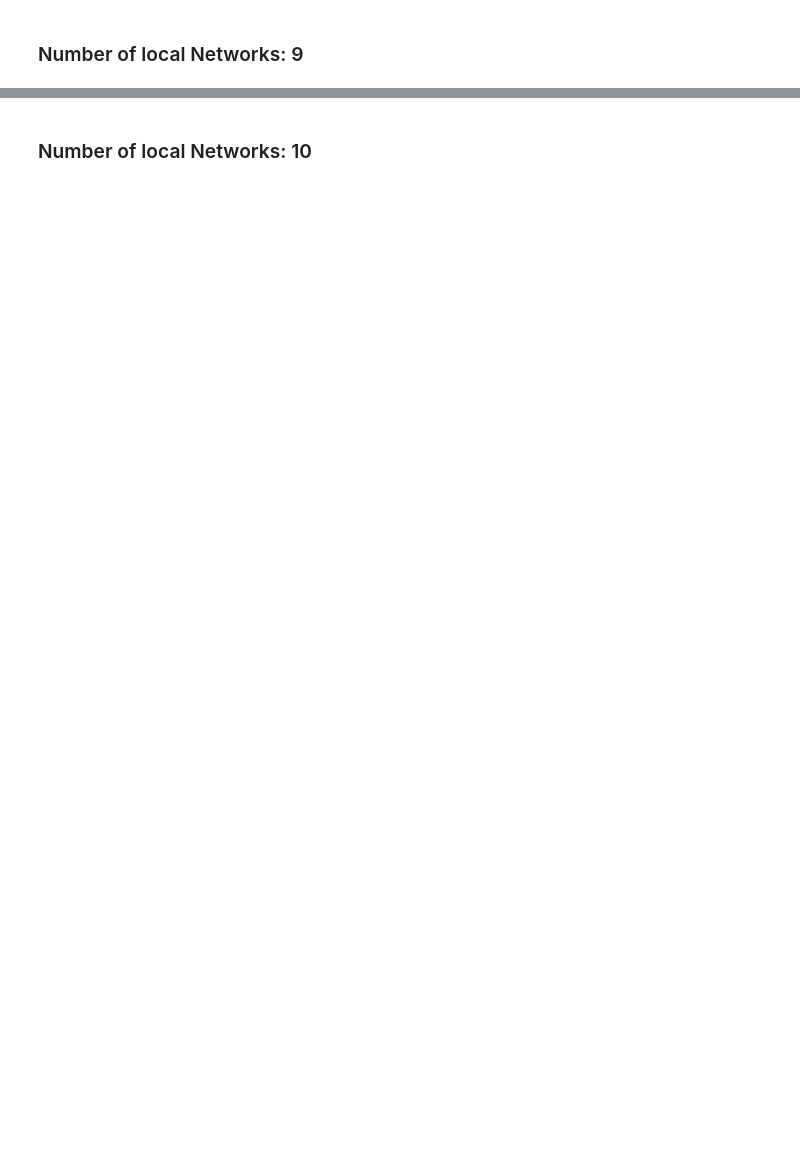
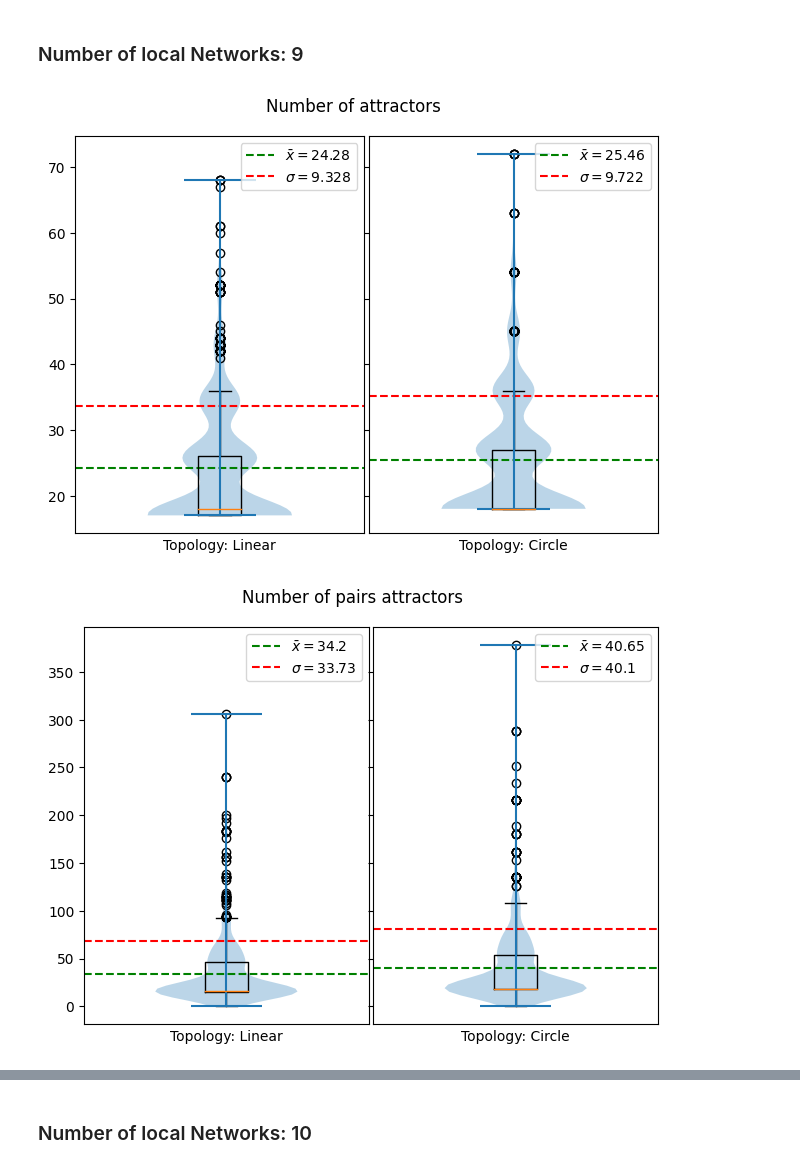
Before and after one commit to crptcusco/cbnetwork, a Jupyter notebook: experiments/structural/3_linear_circle/exp5_aleatory_linear_circle.ipynb, the cells around one changed output, grey strips where cells are left out. Drawn from its saved outputs; the diff is of its cells as text; code cells hidden in the pictures; blank space fills up the shorter version.

```diff
--- a/experiments/structural/3_linear_circle/exp5_aleatory_linear_circle.ipynb
+++ b/experiments/structural/3_linear_circle/exp5_aleatory_linear_circle.ipynb
@@ -301,31 +374,34 @@ df_local_networks_9 = df[df['n_local_networks'] == 9]
 # Violin graphs
 l_topologies = df_local_networks_9['v_topology'].unique()
 labels_topologies = {4: "Linear", 3: "Circle"}
 grouped = df_local_networks_9.groupby("n_local_networks")
 
 labels = {key: label for key, label in zip(df_local_networks_9.keys()[-6:-3], [
     "Number of attractors",
     "Number of pairs attractors",
     "Number of attractor fields"])}
-log_scale = {key: label for key, label in zip(df_local_networks_9.keys()[-6:-3], [False, False, False])}
+log_scale = {key: label for key, label in zip(df_local_networks_9.keys()[-6:-3], [False, False, True])}
 grouped = df_local_networks_9.groupby("v_topology")
 
 for key in df_local_networks_9.keys()[-6:-3]:
     fig, axs = plt.subplots(1, l_topologies.size, sharey=True)
     for ax, i_topology in zip(axs, l_topologies):
         group = grouped.get_group(i_topology)
         data = group[key]
         mean = ax.axhline(y=data.mean(), xmin=0.0, xmax=1.0, color='g', ls='--',
                           label=fr'$\bar{{x}}={data.mean():.4g}$')
         std_max = ax.axhline(y=data.mean() + data.std(), xmin=0.0, xmax=1.0, color='r', ls='--',
                              label=fr'$\sigma={data.std():.4g}$')
         ax.legend()
         if log_scale[key]:
             ax.set_yscale('symlog')
         ax.boxplot(data)
         ax.violinplot(data)
         ax.set_xlabel(f'Topology: {labels_topologies[i_topology]}')
         ax.set_xticks([])
         ax.set_xlim((0.5, 1.5))
     fig.suptitle(labels[key])
     fig.tight_layout(w_pad=0)
+# %% [output]
+[figure, added]
+[figure, added]
```
Also changed, not shown: parts of 28 cells of this notebook, 1 other file.
